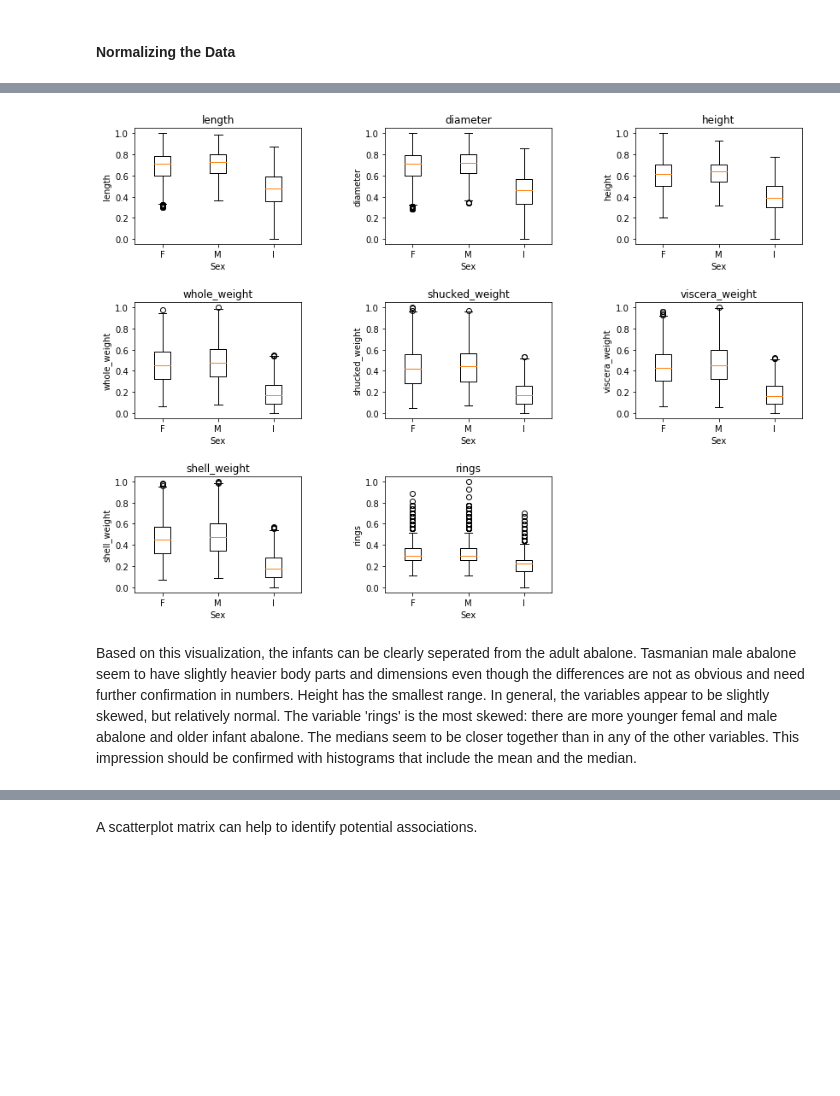
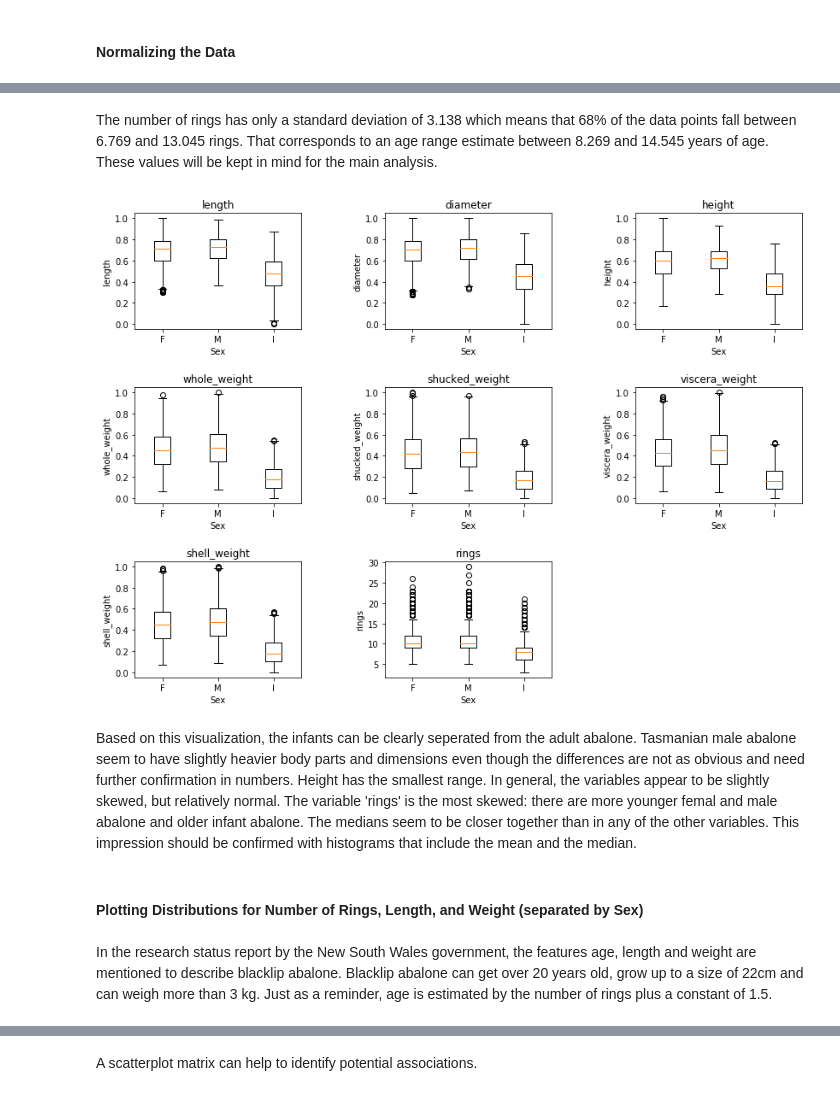
Before and after one commit to SHollatz/project_CSPB3022_abalone, a Jupyter notebook: abalone.ipynb, the cells around one changed output, grey strips where cells are left out. Saved outputs shown, nothing was run; the diff lists cells and outputs as text; code cells hidden in the pictures; blank space fills up the shorter version.

```diff
--- a/abalone.ipynb
+++ b/abalone.ipynb
@@ -58,0 +133,5 @@ There are no missing values in the dataset.
+# %%
+# drop data points with height 0
+zero_indices = df_abalone[df_abalone.height == 0].index
+df_abalone = df_abalone.drop(zero_indices)
+df_abalone.count()
@@ -274,0 +394,13 @@ plt.subplots_adjust(hspace = 0.5, wspace = 0.5)
+# %%
+# identifying data points with anomaly, where whole_weight is smaller than shucked_weight.
+# values need to be removed.
+
+# df_abalone_cleaned = df_abalone_scaled[df_abalone_scaled.whole_weight > df_abalone_scaled.shucked_weight]
+indices_weights = []
+for index, row in abalone_cleaned.iterrows():
+    if row['whole_weight'] < row['shucked_weight']:
+        indices_weights.append(index)
+print("There are {} data points where whole_weight and shucked_weight do not add up and are being removed.".format(len(indices_weights)))
+
+# remove false measurements:
+abalone_cleaned = abalone_cleaned.drop(indices_weights)
@@ -281,6 +459,8 @@ min_max_scaler = preprocessing.MinMaxScaler()
 df_abalone_scaled = abalone_cleaned
 
 for attr in columns:
+    if attr == 'sex' or attr == 'rings':
+        continue
     df_abalone_scaled[attr] = min_max_scaler.fit_transform(abalone_cleaned[attr].values.reshape(-1,1))
 df_abalone_scaled.head()
 # %% [output]
@@ -293,30 +513,41 @@ df_abalone_scaled.head()
+# %% [markdown]
+The number of rings has only a standard deviation of 3.138 which means that 68% of the data points fall
+between 6.769 and 13.045 rings. That corresponds to an age range estimate between 8.269 and 14.545 years of age.
+These values will be kept in mind for the main analysis.
 # %%
-fig2, ax2 = plt.subplots(nrows=3, ncols=3, figsize=(14,10))
+# plotting the distributions in form of
+fig3, ax3 = plt.subplots(nrows=3, ncols=3, figsize=(14,10))
 
 for i in range(len(columns)):
     attributes = []
     for j in range(len(sex)):
         attributes.append(df_abalone_scaled.loc[df_abalone_scaled.sex==sex[j], columns[i]].values)
     if i < 3:
-        ax2[0,i].boxplot([attributes[0], attributes[1], attributes[2]], labels=['F', 'M', 'I'])
-        ax2[0,i].set_title(columns[i])
-        ax2[0,i].set_xlabel('Sex')
-        ax2[0,i].set_ylabel(columns[i])
+        ax3[0,i].boxplot([attributes[0], attributes[1], attributes[2]], labels=['F', 'M', 'I'])
+        ax3[0,i].set_title(columns[i])
+        ax3[0,i].set_xlabel('Sex')
+        ax3[0,i].set_ylabel(columns[i])
     elif i < 6:
-        ax2[1,i-3].boxplot([attributes[0], attributes[1], attributes[2]], labels=['F', 'M', 'I'])
-        ax2[1,i-3].set_title(columns[i])
-        ax2[1,i-3].set_xlabel('Sex')
-        ax2[1,i-3].set_ylabel(columns[i])
+        ax3[1,i-3].boxplot([attributes[0], attributes[1], attributes[2]], labels=['F', 'M', 'I'])
+        ax3[1,i-3].set_title(columns[i])
+        ax3[1,i-3].set_xlabel('Sex')
+        ax3[1,i-3].set_ylabel(columns[i])
     else:
-        ax2[2,i-6].boxplot([attributes[0], attributes[1], attributes[2]], labels=['F', 'M', 'I'])
-        ax2[2,i-6].set_title(columns[i])
-        ax2[2,i-6].set_xlabel('Sex')
-        ax2[2,i-6].set_ylabel(columns[i])
+        ax3[2,i-6].boxplot([attributes[0], attributes[1], attributes[2]], labels=['F', 'M', 'I'])
+        ax3[2,i-6].set_title(columns[i])
+        ax3[2,i-6].set_xlabel('Sex')
+        ax3[2,i-6].set_ylabel(columns[i])
 
 #     print(attributes[0])
-ax2[2,2].remove()
+ax3[2,2].remove()
 plt.subplots_adjust(hspace = 0.5, wspace = 0.5)
 # %% [output]
-[figure, old version]
+[figure, new version]
 # %% [markdown]
 Based on this visualization, the infants can be clearly seperated from the adult abalone. Tasmanian male abalone seem to have slightly heavier body parts and dimensions even though the differences are not as obvious and need further confirmation in numbers. Height has the smallest range. In general, the variables appear to be slightly skewed, but relatively normal. The variable 'rings' is the most skewed: there are more younger femal and male abalone and older infant abalone. The medians seem to be closer together than in any of the other variables. This impression should be confirmed with histograms that include the mean and the median.
+# %% [markdown]
+#### Plotting Distributions for Number of Rings, Length, and Weight (separated by Sex)
+# %% [markdown]
+In the research status report by the New South Wales government, the features age, length and weight are mentioned
+to describe blacklip abalone. Blacklip abalone can get over 20 years old, grow up to a size of 22cm and can weigh
+more than 3 kg. Just as a reminder, age is estimated by the number of rings plus a constant of 1.5.
```
Also changed, not shown: parts of 68 cells of this notebook, 8 other files.
